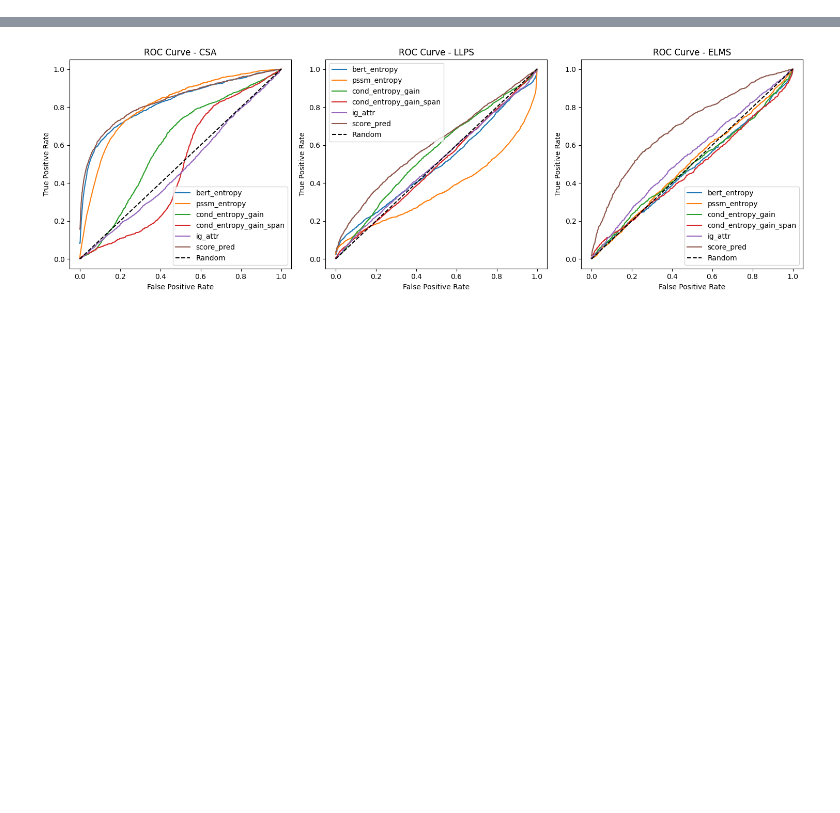
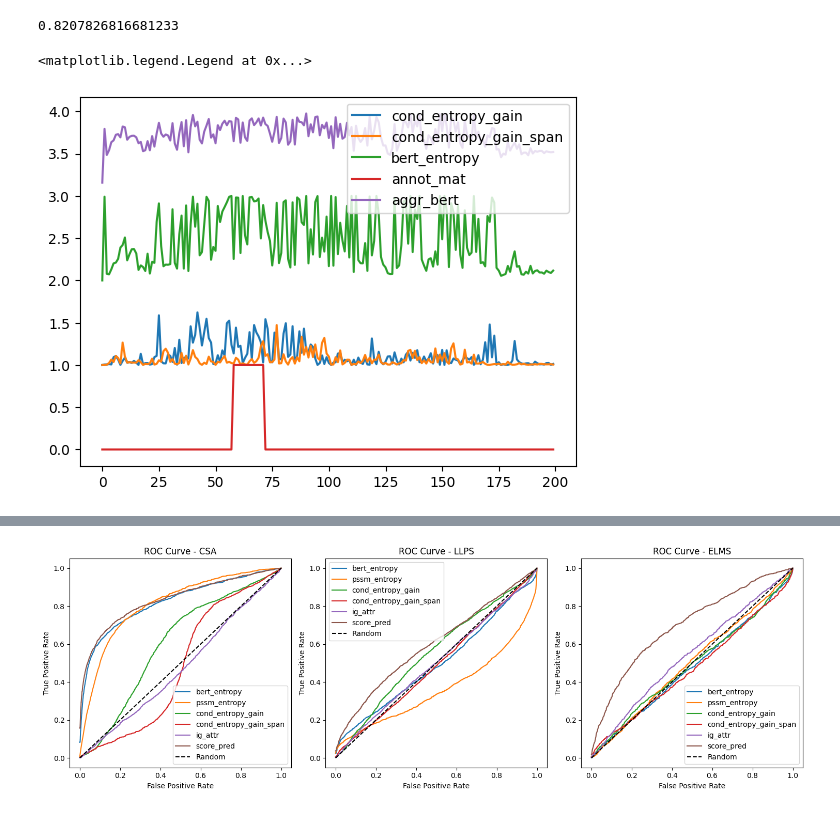
Before and after one commit to amdson/go_interp, a Jupyter notebook: go_ml/dataset_eval/eval_models.ipynb, the cells around one changed output, grey strips where cells are left out. Drawn from its saved outputs; the diff is of its cells as text; code cells hidden in the pictures; blank space fills up the shorter version.

```diff
--- a/go_ml/dataset_eval/eval_models.ipynb
+++ b/go_ml/dataset_eval/eval_models.ipynb
@@ -153,0 +212,24 @@ Dataset: ip_active_site kl_div_cond_span, MRR: 0.1028, AUC: 0.5120, BAUC: 0.4949
+# %%
+stats.spearmanr([1, 2, 3, 4, 5], [5, 6, 7, 8, 7]).statistic
+# %% [output]
+0.8207826816681233
+# %%
+def normalize(x):
+    return (x - np.min(x)) / (np.max(x) - np.min(x) + 1e-6)
+# %%
+cond_entropy_gain = normalize(ds_score_dict['ip_domain']['cond_entropy_gain'])
+cond_entropy_gain_span = normalize(ds_score_dict['ip_domain']['cond_entropy_gain_span'])
+bert_entropy = normalize(ds_score_dict['ip_domain']['bert_entropy'])
+annot_mat = eval_dict['ip_domain']['annot_mat']
+aggr_bert = normalize(ds_score_dict['ip_domain']['aggr_bert'])
+
+ind = 12
+plt.plot(cond_entropy_gain[ind][:200]+1, label='cond_entropy_gain')
+plt.plot(cond_entropy_gain_span[ind][:200]+1, label='cond_entropy_gain_span')
+plt.plot(bert_entropy[ind][:200]+2, label='bert_entropy')
+plt.plot(annot_mat[ind][:200], label='annot_mat')
+plt.plot(aggr_bert[ind][:200]+3, label='aggr_bert')
+plt.legend(loc='upper right')
+# %% [output]
+<matplotlib.legend.Legend at 0x...>
+[figure, added]
```
Also changed, not shown: parts of 12 cells of this notebook, 2 other files.
